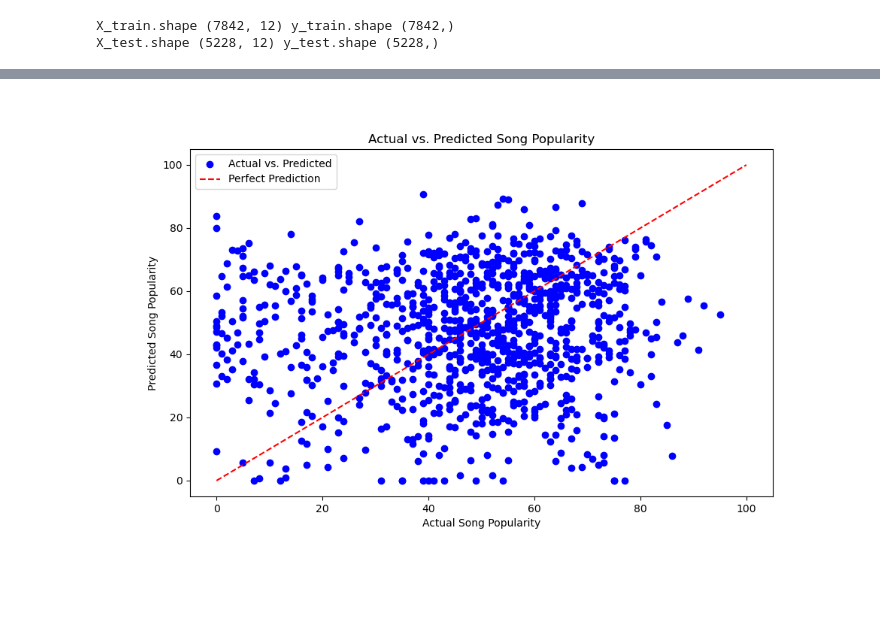
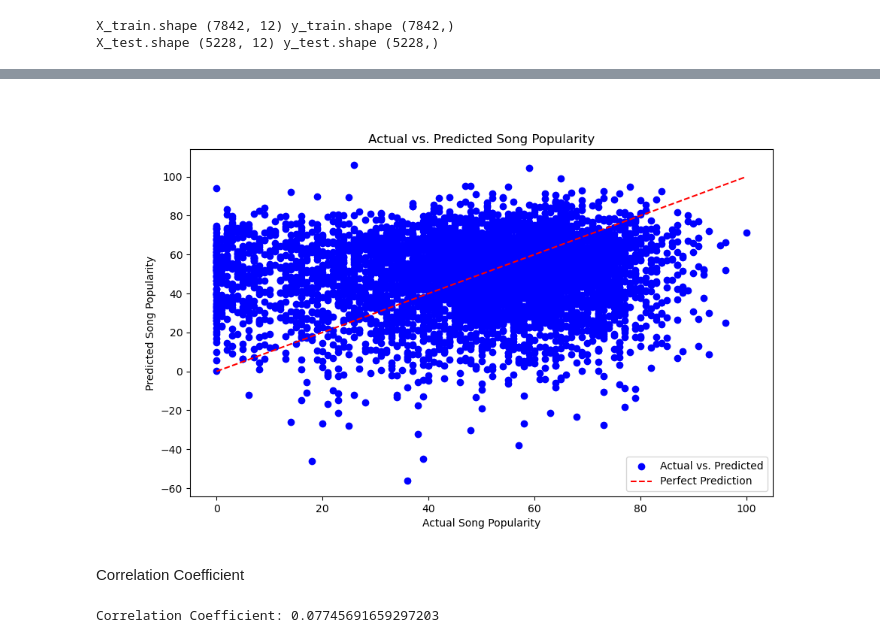
Before and after one commit to EmileJ11/MachineLearning, a Jupyter notebook: src/NN_regression.ipynb, the cells around one changed output, grey strips where cells are left out. Drawn from its saved outputs; the diff is of its cells as text; code cells hidden in the pictures; blank space fills up the shorter version.

```diff
--- a/src/NN_regression.ipynb
+++ b/src/NN_regression.ipynb
@@ -51,3 +50,5 @@ df.shape
+# %%
+df = df.drop('song_name', axis=1)
 # %% [markdown]
 Look at the composition of the dataset
 # %%
@@ -101,5 +117,5 @@ df.shape
 # %%
-X, y = df.drop(['song_name','song_popularity'],axis=1).to_numpy(), df['song_popularity'].to_numpy()
+X, y = df.drop(['song_popularity'],axis=1).to_numpy(), df['song_popularity'].to_numpy()
 # %%
 X.shape
 # %% [output]
@@ -222,20 +162,18 @@ plt.show()
 # %%
-#Best till now: 400,300,200,100,50 Lambda=0.1 alpha=0.0001 => loss = 40
-#Best for unseen data: 400,200,50 Lambda=0.1 alpha=0.0001 => loss = 140
 model_regression_tuned = Sequential(
     [
 
-        Dense(400, activation='relu', name="L1", kernel_regularizer=tf.keras.regularizers.l2(0.1)), # CHANGED: Regularization
-        Dense(200, activation='relu', name="L2", kernel_regularizer=tf.keras.regularizers.l2(0.1)), # CHANGED: Regularization
-        Dense(100, activation='relu', name="L4", kernel_regularizer=tf.keras.regularizers.l2(0.1)),
-        Dense(50, activation='relu', name="L3", kernel_regularizer=tf.keras.regularizers.l2(0.1)), # CHANGED: Regularization
-        Dense(1, activation='relu', name="Output"),  # Linear activation for regression
+        Dense(400, activation='relu', name="L1", kernel_regularizer=tf.keras.regularizers.l2(0.1)), # Regularization obtained from tuning
+        Dense(200, activation='relu', name="L2", kernel_regularizer=tf.keras.regularizers.l2(0.1)), # Regularization obtained from tuning
+        Dense(100, activation='relu', name="L4", kernel_regularizer=tf.keras.regularizers.l2(0.1)), # Regularization obtained from tuning
+        Dense(50, activation='relu', name="L3", kernel_regularizer=tf.keras.regularizers.l2(0.1)), # Regularization obtained from tuning
+        Dense(1, activation='linear', name="Output"),  # Linear activation for regression
 
     ], name="my_regression_model_tuned"
 )
 
 model_regression_tuned.compile(
     loss='mean_squared_error',
-    optimizer=tf.keras.optimizers.Adam(learning_rate=0.0001), # CHANGED: alpha
+    optimizer=tf.keras.optimizers.Adam(learning_rate=0.0001), # Alpha obtained from tuning
      )
 # %%
@@ -284,20 +211,20 @@ Epoch 200/200
 # %%
-number_of_tests = 1000
+number_of_tests = X_test.shape[0]-1
 sum_difference = 0
 predictions = []
 actual = y_test[:number_of_tests]
-accuracy_variance = 0 #number of values who are between +-10diff
+accuracy_variance = 0
 
 for i in range(number_of_tests):
     predictions.append(model_regression_tuned.predict(X_test_scaled[i].reshape(1,12))[0][0])
-#     print(f"{predictions[i]} -> {y_test[i]}")
-#     sum_difference += abs(predictions[i] - y_test[i])
-#     accuracy_variance += (np.abs(predictions[i]-y_test[i]) <= 15)
+    # print(f"{predictions[i]} -> {y_test[i]}")
+    sum_difference += abs(predictions[i] - y_test[i])
+    accuracy_variance += (np.abs(predictions[i]-y_test[i]) <= 15)
 
-# mape = 100 * (sum_difference / (np.sum(y_test[:number_of_tests])))
-# accuracy = abs(100 - np.mean(mape))
+mape = 100 * (sum_difference / (np.sum(y_test[:number_of_tests])))
+accuracy = abs(100 - np.mean(mape))
 
-# print(f"Mean Absolute Error: {round((sum_difference/number_of_tests),2)}")
-# print("Accuracy : ", round(accuracy, 2), '%')
-# print(f"Accuracy of difference between +-15: {100*accuracy_variance/number_of_tests}")
+print(f"Mean Absolute Error: {round((sum_difference/number_of_tests),2)}")
+print("Accuracy : ", round(accuracy, 2), '%')
+print(f"Accuracy of difference between +-15: {100*accuracy_variance/number_of_tests}")
 # %% [output]
@@ -321,18 +248,21 @@ for i in range(number_of_tests):
 # %%
-# Plotting the actual vs. predicted values
 plt.figure(figsize=(10, 6))
-plt.scatter(y_test[:number_of_tests], predictions, color='blue', label='Actual vs. Predicted')
+plt.scatter(actual, predictions, color='blue', label='Actual vs. Predicted')
 plt.plot([0, 100], [0, 100], linestyle='--', color='red', label='Perfect Prediction')
 
-# Adding labels and title
 plt.xlabel('Actual Song Popularity')
 plt.ylabel('Predicted Song Popularity')
 plt.title('Actual vs. Predicted Song Popularity')
 
-# Adding legend
 plt.legend()
 
-# Show the plot
 plt.show()
 # %% [output]
-[figure, old version]
+[figure, new version]
+# %% [markdown]
+Correlation Coefficient
+# %%
+correlation_coefficient, _ = pearsonr(predictions, actual)
+print(f"Correlation Coefficient: {correlation_coefficient}")
+# %% [output]
+Correlation Coefficient: 0.07745691659297203
```
Also changed, not shown: parts of 28 cells of this notebook, 1 other file.
